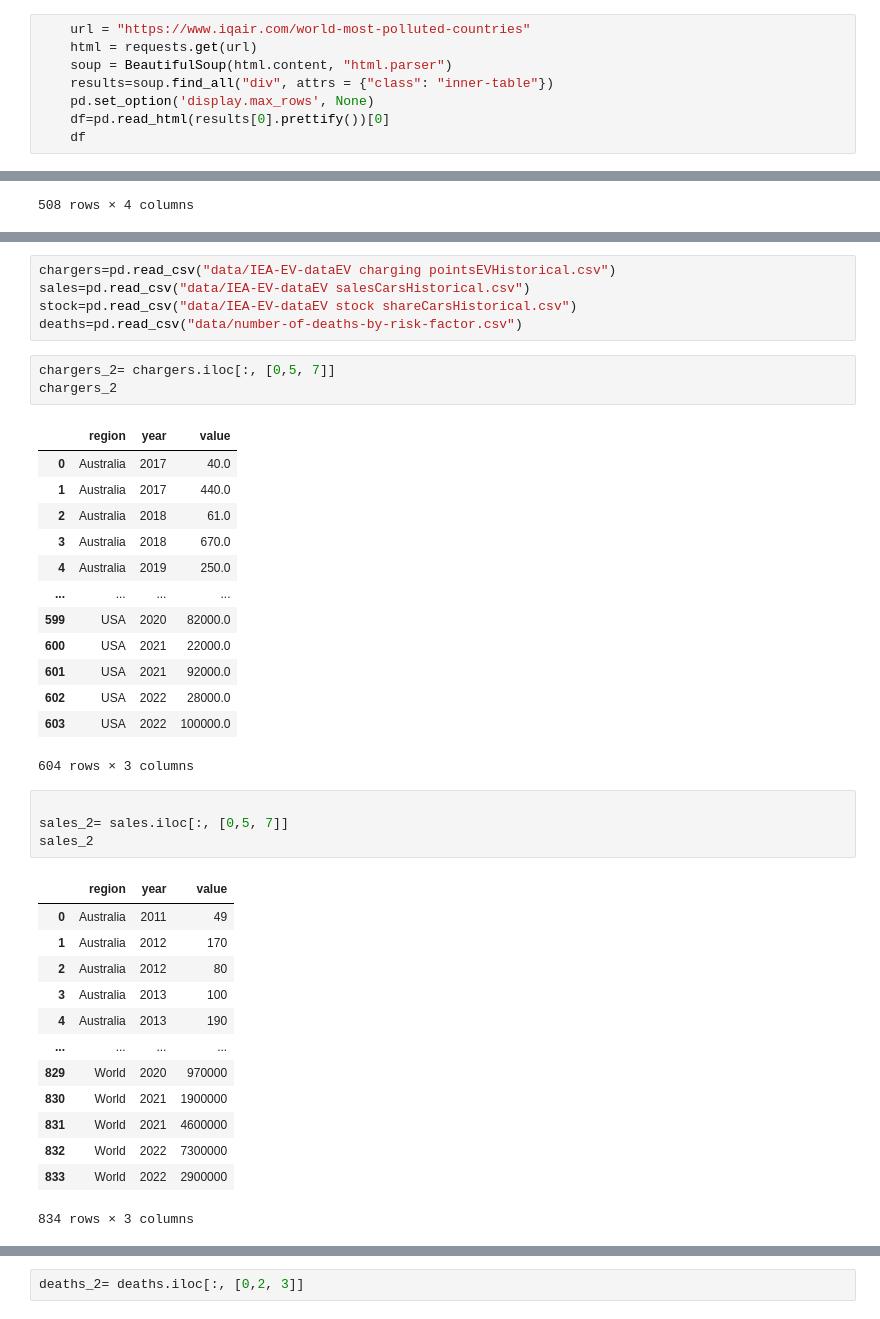
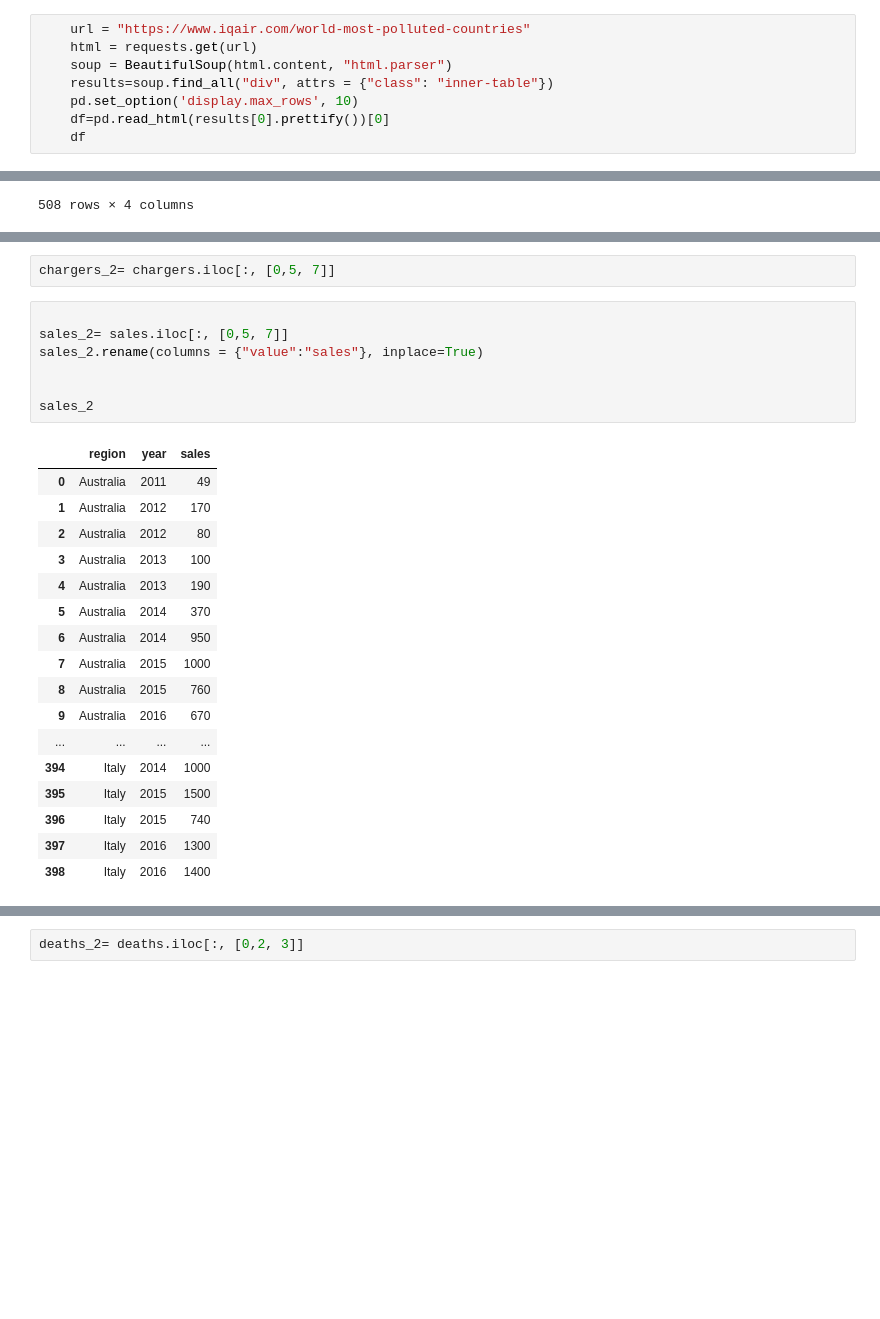
Before and after one commit to miguelpalospou/scrapping-project, a Jupyter notebook: main.ipynb, the cells around one changed output, grey strips where cells are left out. Saved outputs shown, nothing was run; the diff lists cells and outputs as text; blank space fills up the shorter version.

```diff
--- a/main.ipynb
+++ b/main.ipynb
@@ -49,7 +53,7 @@ results2=soup.find_all("span", attrs = {"class":"text-normal"})
     html = requests.get(url)
     soup = BeautifulSoup(html.content, "html.parser")
     results=soup.find_all("div", attrs = {"class": "inner-table"})
-    pd.set_option('display.max_rows', None)
+    pd.set_option('display.max_rows', 10)
     df=pd.read_html(results[0].prettify())[0]
     df
 # %% [output]
@@ -124,42 +99,29 @@ dtype: object
-# %%
-chargers=pd.read_csv("data/IEA-EV-dataEV charging pointsEVHistorical.csv")
-sales=pd.read_csv("data/IEA-EV-dataEV salesCarsHistorical.csv")
-stock=pd.read_csv("data/IEA-EV-dataEV stock shareCarsHistorical.csv")
-deaths=pd.read_csv("data/number-of-deaths-by-risk-factor.csv")
 # %%
 chargers_2= chargers.iloc[:, [0,5, 7]]
-chargers_2
-# %% [output]
-|  | region | year | value |
-| 0 | Australia | 2017 | 40.0 |
-| 1 | Australia | 2017 | 440.0 |
-| 2 | Australia | 2018 | 61.0 |
-| 3 | Australia | 2018 | 670.0 |
-| 4 | Australia | 2019 | 250.0 |
-| ... | ... | ... | ... |
-| 599 | USA | 2020 | 82000.0 |
-| 600 | USA | 2021 | 22000.0 |
-| 601 | USA | 2021 | 92000.0 |
-| 602 | USA | 2022 | 28000.0 |
-| 603 | USA | 2022 | 100000.0 |
-604 rows × 3 columns
 # %%
 
 sales_2= sales.iloc[:, [0,5, 7]]
+sales_2.rename(columns = {"value":"sales"}, inplace=True)
+
+
 sales_2
 # %% [output]
-|  | region | year | value |
+|  | region | year | sales |
 | 0 | Australia | 2011 | 49 |
 | 1 | Australia | 2012 | 170 |
 | 2 | Australia | 2012 | 80 |
 | 3 | Australia | 2013 | 100 |
 | 4 | Australia | 2013 | 190 |
+| 5 | Australia | 2014 | 370 |
+| 6 | Australia | 2014 | 950 |
+| 7 | Australia | 2015 | 1000 |
+| 8 | Australia | 2015 | 760 |
+| 9 | Australia | 2016 | 670 |
 | ... | ... | ... | ... |
-| 829 | World | 2020 | 970000 |
-| 830 | World | 2021 | 1900000 |
-| 831 | World | 2021 | 4600000 |
-| 832 | World | 2022 | 7300000 |
-| 833 | World | 2022 | 2900000 |
+| 394 | Italy | 2014 | 1000 |
+| 395 | Italy | 2015 | 1500 |
+| 396 | Italy | 2015 | 740 |
+| 397 | Italy | 2016 | 1300 |
+| 398 | Italy | 2016 | 1400 |
-834 rows × 3 columns
 # %%
 stock_2= stock.iloc[:, [0,5, 7]]
```
Also changed, not shown: parts of 8 cells of this notebook.
